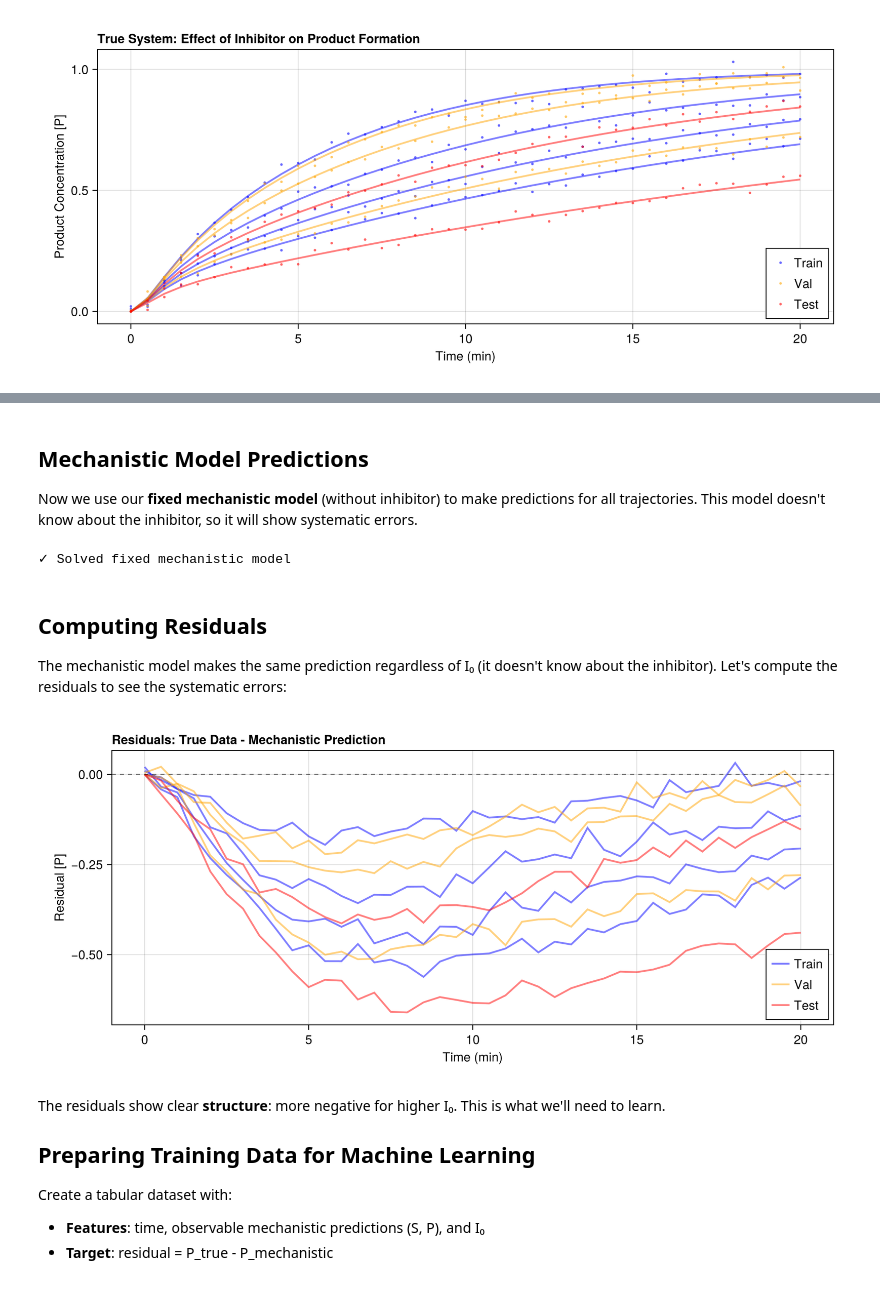
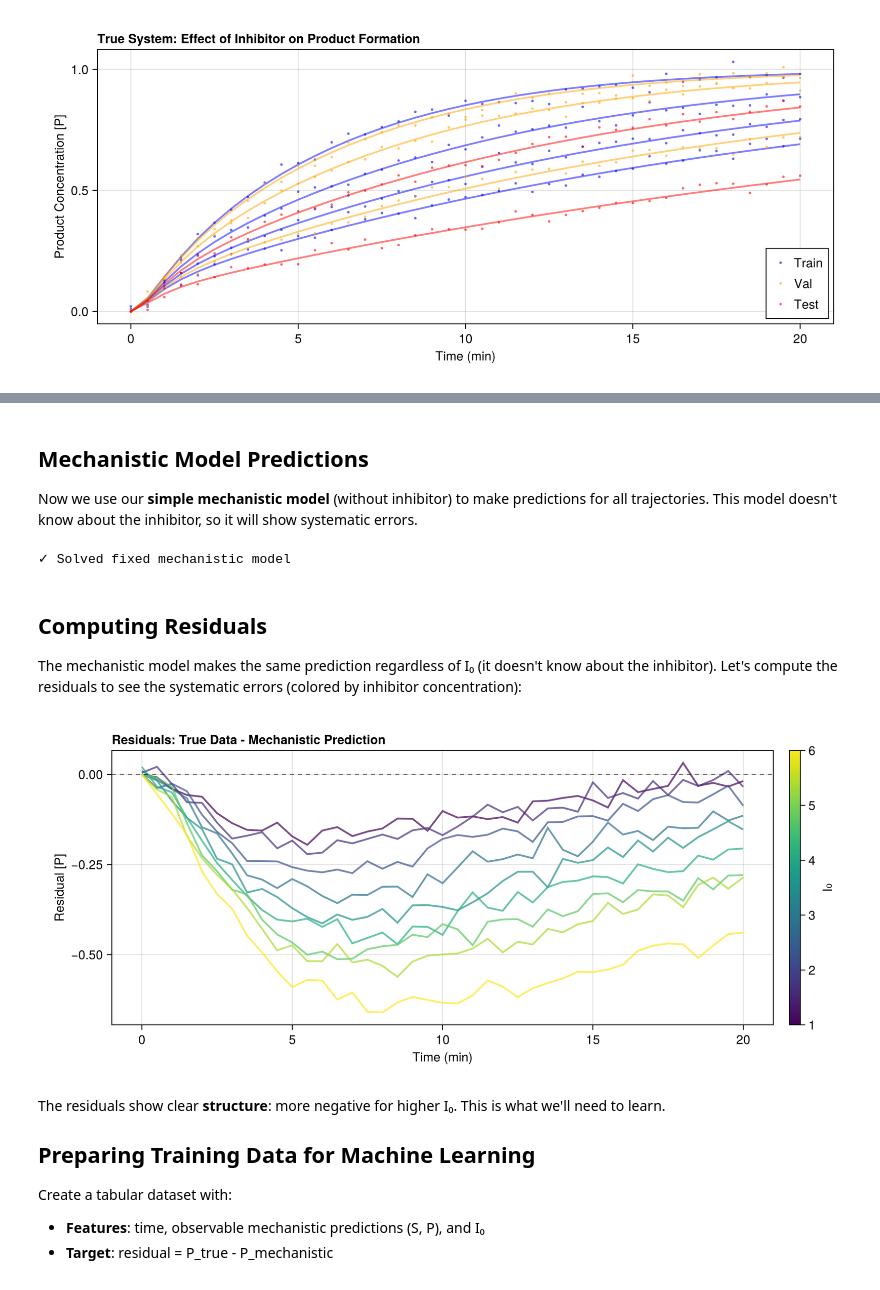
Before and after one commit to ImmunoSystemsBiology/ude-workshop, a Jupyter notebook: 2-serial-hybrid.ipynb, the cells around one changed output, grey strips where cells are left out. Saved outputs shown, nothing was run; the diff lists cells and outputs as text; code cells hidden in the pictures.

Commit message:
updated plots

```diff
--- a/2-serial-hybrid.ipynb
+++ b/2-serial-hybrid.ipynb
@@ -199,7 +230,7 @@ end
 # %% [markdown]
 ## Mechanistic Model Predictions
 
-Now we use our **fixed mechanistic model** (without inhibitor) to make predictions for all trajectories. This model doesn't know about the inhibitor, so it will show systematic errors.
+Now we use our **simple mechanistic model** (without inhibitor) to make predictions for all trajectories. This model doesn't know about the inhibitor, so it will show systematic errors.
 # %%
 # Solve mechanistic model (once, with fixed parameters)
 u0_mech = [S0, E0, 0.0, 0.0]  # [S, E, ES, P]
@@ -212,59 +243,36 @@ println("✓ Solved fixed mechanistic model")
 # %% [markdown]
 ## Computing Residuals
 
-The mechanistic model makes the same prediction regardless of I₀ (it doesn't know about the inhibitor). Let's compute the residuals to see the systematic errors:
+The mechanistic model makes the same prediction regardless of I₀ (it doesn't know about the inhibitor). Let's compute the residuals to see the systematic errors (colored by inhibitor concentration):
 # %%
 fig_residuals = let f = Figure(size=(900, 400))
     ax = Axis(f[1,1],
         title="Residuals: True Data - Mechanistic Prediction",
         xlabel="Time (min)",
         ylabel="Residual [P]",
         titlealign=:left)
 
-    # Track which labels we've added
-    added_train = false
-    added_val = false
-    added_test = false
+    # Get all I0 values and create colormap
+    all_I0 = sort(vcat(I0_train, I0_val, I0_test))
+    colors = get(Makie.ColorSchemes.viridis, range(0.0, 1.0, length=length(all_I0)))
 
-    # Plot training residuals
-    for data in true_solutions
-        if data.I0 in I0_train
+    # Plot residuals colored by I0
+    for (i, I0) in enumerate(all_I0)
+        data_idx = findfirst(d -> d.I0 == I0, true_solutions)
+        if !isnothing(data_idx)
+            data = true_solutions[data_idx]
             residuals = data.P_measured .- sol_mech[4, :]
             lines!(ax, t_sample, residuals,
-                   color=:blue, linewidth=2, alpha=0.5,
-                   label=added_train ? nothing : "Train")
-            added_train = true
-        end
-    end
-
-    # Plot validation residuals
-    for data in true_solutions
-        if data.I0 in I0_val
-            residuals = data.P_measured .- sol_mech[4, :]
-            lines!(ax, t_sample, residuals,
-                   color=:orange, linewidth=2, alpha=0.5,
-                   label=added_val ? nothing : "Val")
-            added_val = true
-        end
-    end
-
-    # Plot test residuals
-    for data in true_solutions
-        if data.I0 in I0_test
-            residuals = data.P_measured .- sol_mech[4, :]
-            lines!(ax, t_sample, residuals,
-                   color=:red, linewidth=2, alpha=0.5,
-                   label=added_test ? nothing : "Test")
-            added_test = true
+                   color=colors[i], linewidth=2, alpha=0.7)
         end
     end
 
     hlines!(ax, [0.0], color=:black, linestyle=:dash, alpha=0.5)
-    axislegend(ax, position=:rb)
+    Colorbar(f[1,2], colormap=:viridis, limits=(minimum(all_I0), maximum(all_I0)), label="I₀")
     f
 end
 # %% [output]
-[figure, old version]
+[figure, new version]
 # %% [markdown]
 The residuals show clear **structure**: more negative for higher I₀. This is what we'll need to learn.
 ## Preparing Training Data for Machine Learning
```
Also changed, not shown: parts of 4 cells of this notebook.
